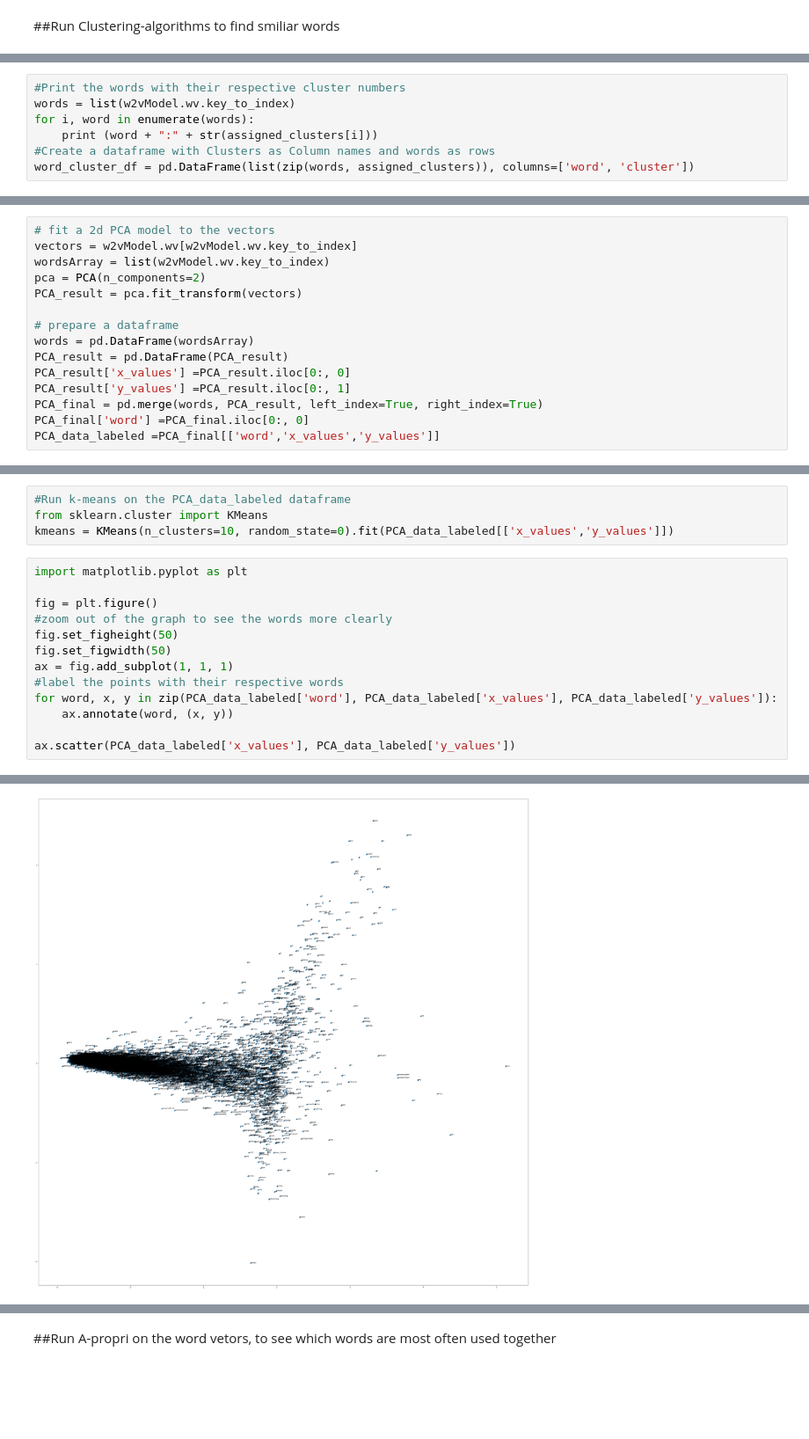
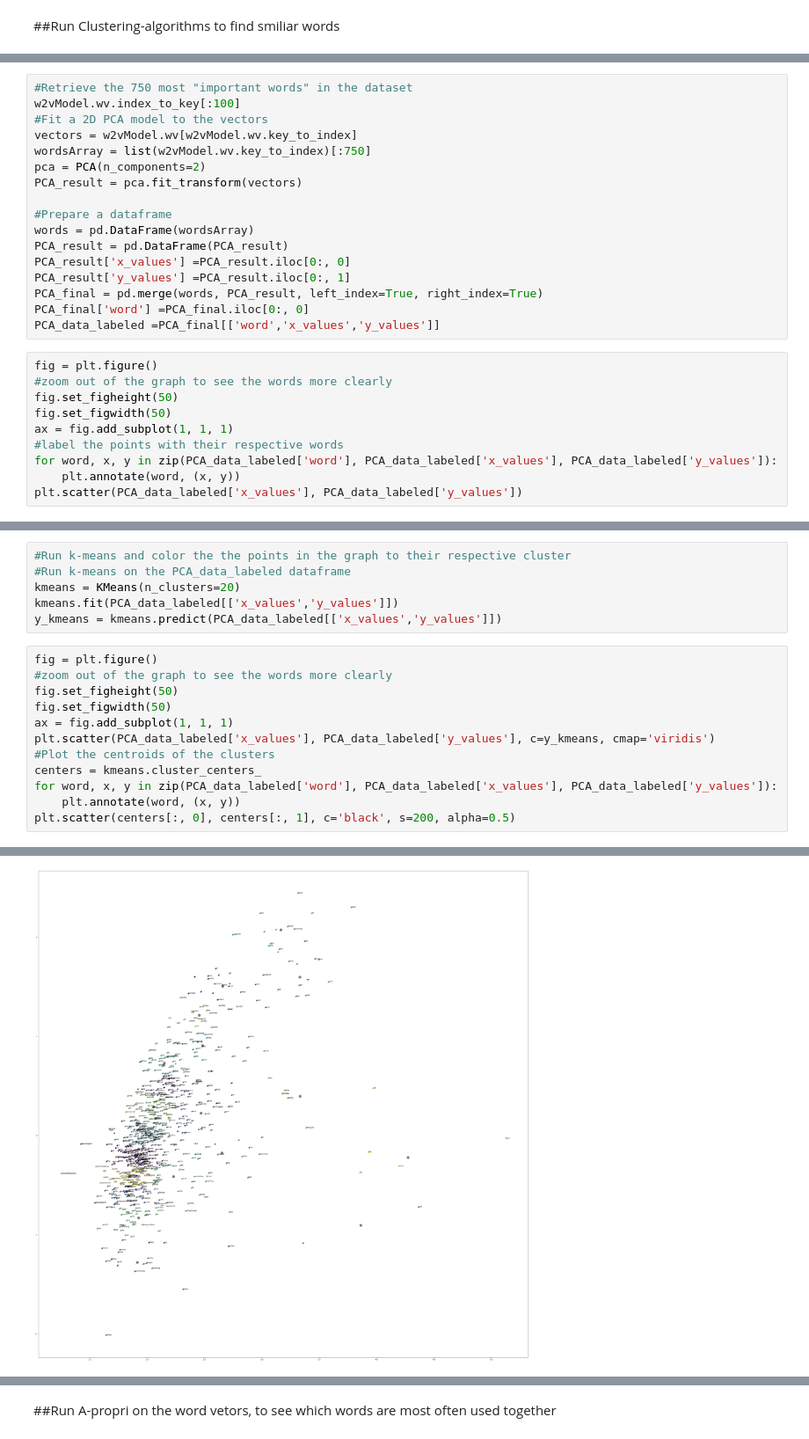
Before and after one commit to DavidRiemer02/DataMiningProj, a Jupyter notebook: DataMiningProj.ipynb, the cells around one changed output, grey strips where cells are left out. Shown at 88% size. Drawn from its saved outputs; the diff is of its cells as text; blank space fills up the shorter version.

```diff
--- a/DataMiningProj.ipynb
+++ b/DataMiningProj.ipynb
@@ -136,7 +170,0 @@ print (assigned_clusters)
-# %%
-#Print the words with their respective cluster numbers
-words = list(w2vModel.wv.key_to_index)
-for i, word in enumerate(words):
-    print (word + ":" + str(assigned_clusters[i]))
-#Create a dataframe with Clusters as Column names and words as rows
-word_cluster_df = pd.DataFrame(list(zip(words, assigned_clusters)), columns=['word', 'cluster'])
@@ -145,11 +171,13 @@ NameError: name 'assigned_clusters' is not defined
 # %%
-# fit a 2d PCA model to the vectors
+#Retrieve the 750 most "important words" in the dataset
+w2vModel.wv.index_to_key[:100]
+#Fit a 2D PCA model to the vectors
 vectors = w2vModel.wv[w2vModel.wv.key_to_index]
-wordsArray = list(w2vModel.wv.key_to_index)
+wordsArray = list(w2vModel.wv.key_to_index)[:750]
 pca = PCA(n_components=2)
 PCA_result = pca.fit_transform(vectors)
 
-# prepare a dataframe
+#Prepare a dataframe
 words = pd.DataFrame(wordsArray)
 PCA_result = pd.DataFrame(PCA_result)
 PCA_result['x_values'] =PCA_result.iloc[0:, 0]
@@ -157,3 +185,13 @@ PCA_result['y_values'] =PCA_result.iloc[0:, 1]
 PCA_final = pd.merge(words, PCA_result, left_index=True, right_index=True)
 PCA_final['word'] =PCA_final.iloc[0:, 0]
 PCA_data_labeled =PCA_final[['word','x_values','y_values']]
+# %%
+fig = plt.figure()
+#zoom out of the graph to see the words more clearly
+fig.set_figheight(50)
+fig.set_figwidth(50)
+ax = fig.add_subplot(1, 1, 1)
+#label the points with their respective words
+for word, x, y in zip(PCA_data_labeled['word'], PCA_data_labeled['x_values'], PCA_data_labeled['y_values']):
+    plt.annotate(word, (x, y))
+plt.scatter(PCA_data_labeled['x_values'], PCA_data_labeled['y_values'])
@@ -160,20 +201,21 @@ PCA_data_labeled =PCA_final[['word','x_values','y_values']]
 # %%
+#Run k-means and color the the points in the graph to their respective cluster
 #Run k-means on the PCA_data_labeled dataframe
-from sklearn.cluster import KMeans
-kmeans = KMeans(n_clusters=10, random_state=0).fit(PCA_data_labeled[['x_values','y_values']])
+kmeans = KMeans(n_clusters=20)
+kmeans.fit(PCA_data_labeled[['x_values','y_values']])
+y_kmeans = kmeans.predict(PCA_data_labeled[['x_values','y_values']])
 # %%
-import matplotlib.pyplot as plt
-
 fig = plt.figure()
 #zoom out of the graph to see the words more clearly
 fig.set_figheight(50)
 fig.set_figwidth(50)
 ax = fig.add_subplot(1, 1, 1)
-#label the points with their respective words
+plt.scatter(PCA_data_labeled['x_values'], PCA_data_labeled['y_values'], c=y_kmeans, cmap='viridis')
+#Plot the centroids of the clusters
+centers = kmeans.cluster_centers_
 for word, x, y in zip(PCA_data_labeled['word'], PCA_data_labeled['x_values'], PCA_data_labeled['y_values']):
-    ax.annotate(word, (x, y))
-
-ax.scatter(PCA_data_labeled['x_values'], PCA_data_labeled['y_values'])
+    plt.annotate(word, (x, y))
+plt.scatter(centers[:, 0], centers[:, 1], c='black', s=200, alpha=0.5)
 # %% [output]
 <matplotlib.collections.PathCollection at 0x...>
-[figure, old version]
+[figure, new version]
```
Also changed, not shown: parts of 18 cells of this notebook.
